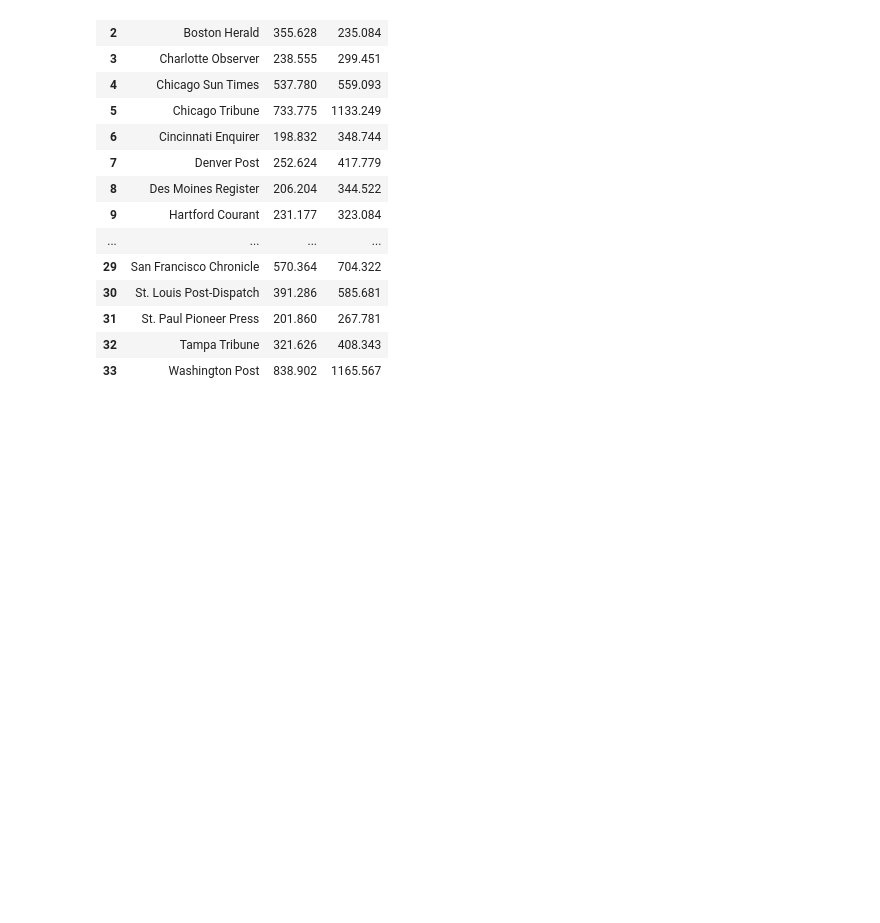
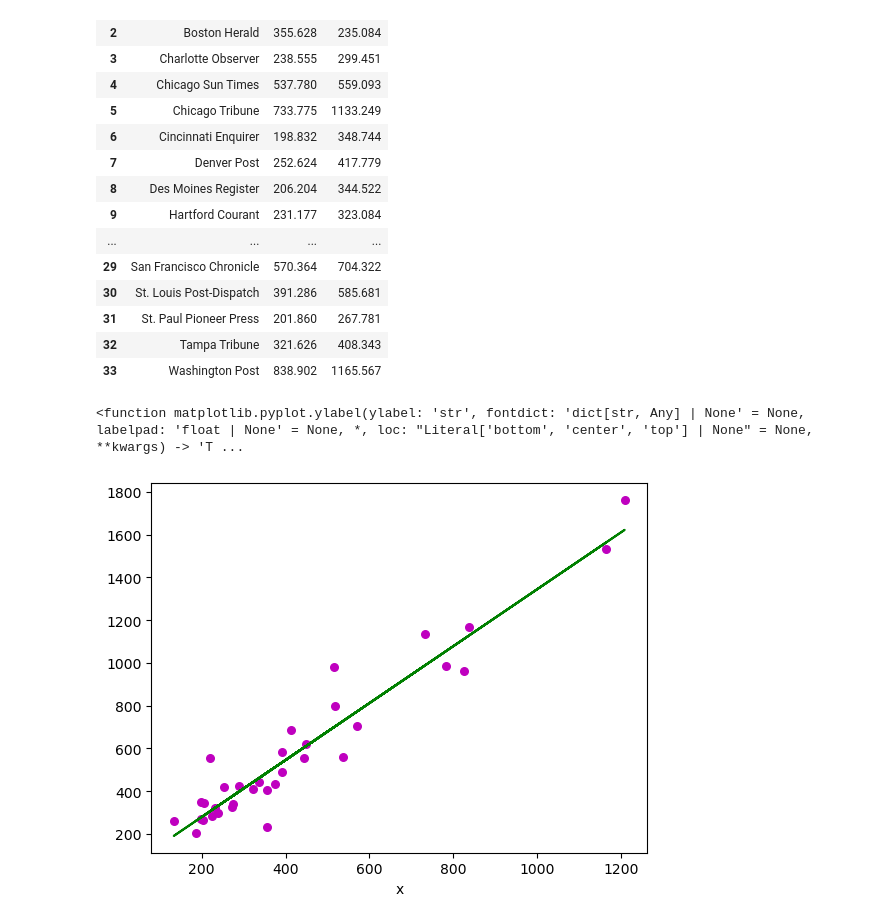
Before and after one commit to bandajayakrishnareddy/jayakrishnareddy, a Jupyter notebook: simple linear regssion.ipynb, the cells around one changed output. Drawn from its saved outputs; the diff is of its cells as text; code cells hidden in the pictures; blank space fills up the shorter version.

```diff
--- a/simple linear regssion.ipynb
+++ b/simple linear regssion.ipynb
@@ -82,10 +82,13 @@ data1
 # %%
 x = data1["daily"].values
 y = data1["sunday"].values
-plt.scatter(x, y, color = "m", marker = "o", = 30)
+plt.scatter(x, y, color = "m", marker = "o",s = 30)
 b0 = 13.84
 b1 =1.33
 y_hat = b0 + b1*x
 plt.plot(x, y_hat, color = "g")
 plt.xlabel('x')
-plt.ylabe
+plt.ylabel
+# %% [output]
+<function matplotlib.pyplot.ylabel(ylabel: 'str', fontdict: 'dict[str, Any] | None' = None, labelpad: 'float | None' = None, *, loc: "Literal['bottom', 'center', 'top'] | None" = None, **kwargs) -> 'T ...
+[figure, added]
```
Also changed, not shown: parts of 4 cells of this notebook.
